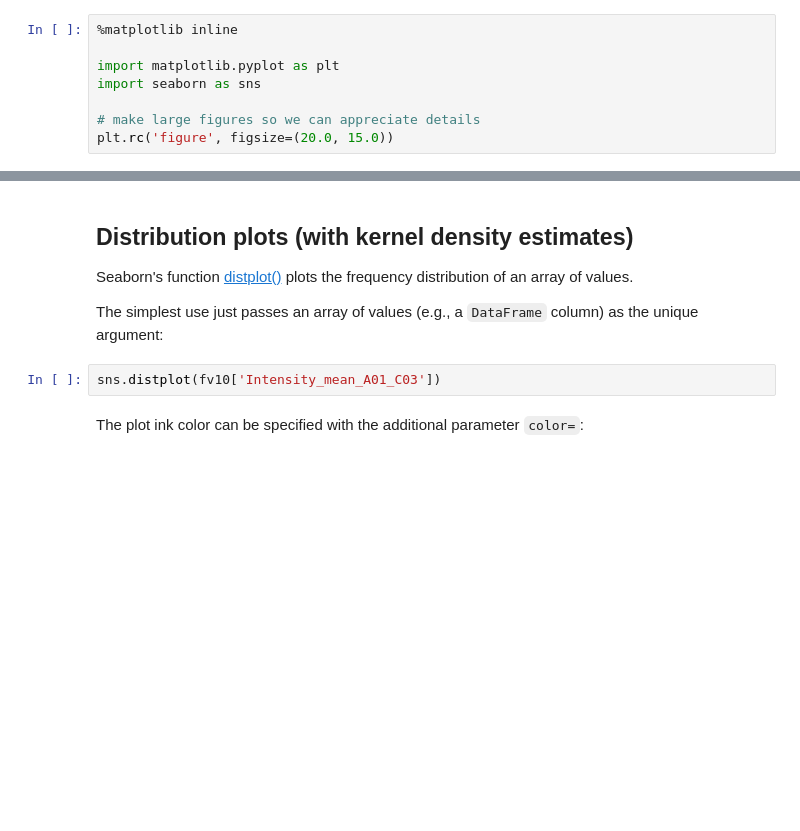
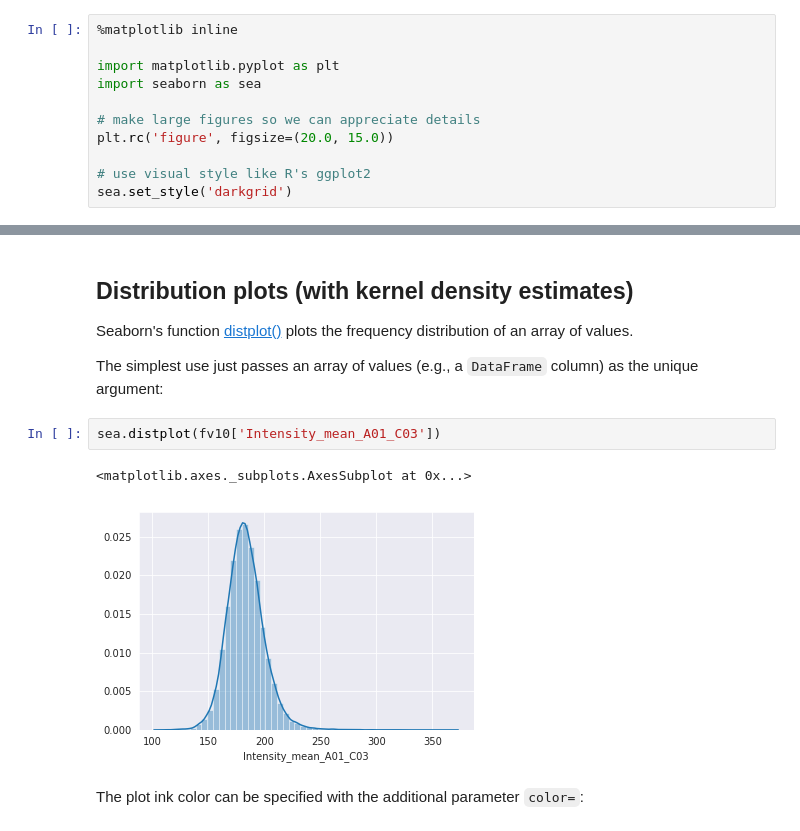
Before and after one commit to riccardomurri/python-for-science-intro, a Jupyter notebook: 08-pandas.ipynb, the cells around one changed output, grey strips where cells are left out. Cells and saved outputs as stored; diff of their text form; blank space fills up the shorter version.

```diff
--- a/08-pandas.ipynb
+++ b/08-pandas.ipynb
@@ -31,10 +35,13 @@ Evaluating the following cell allows us to display plots *in* the Python noteboo
 %matplotlib inline
 
 import matplotlib.pyplot as plt
-import seaborn as sns
+import seaborn as sea
 
 # make large figures so we can appreciate details
 plt.rc('figure', figsize=(20.0, 15.0))
+
+# use visual style like R's ggplot2
+sea.set_style('darkgrid')
 # %% [markdown]
 ## Load data
 # %% [markdown]
@@ -343,7 +491,10 @@ Seaborn's function [distplot()](https://seaborn.pydata.org/generated/seaborn.dis
 
 The simplest use just passes an array of values (e.g., a `DataFrame` column) as the unique argument:
 # %%
-sns.distplot(fv10['Intensity_mean_A01_C03'])
+sea.distplot(fv10['Intensity_mean_A01_C03'])
+# %% [output]
+<matplotlib.axes._subplots.AxesSubplot at 0x...>
+[figure, added]
 # %% [markdown]
 The plot ink color can be specified with the additional parameter `color=`:
 # %%
```
Also changed, not shown: parts of 61 cells of this notebook, 3 other files.
